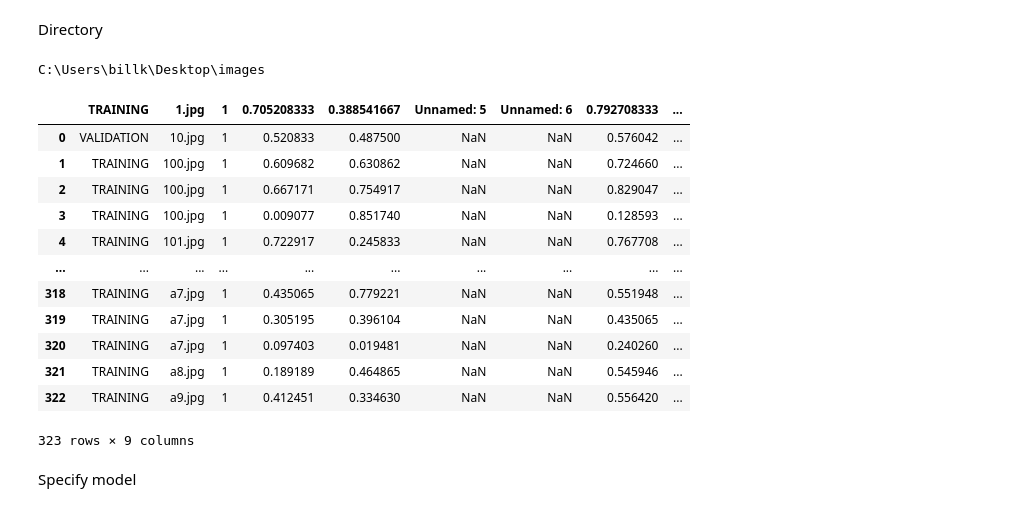
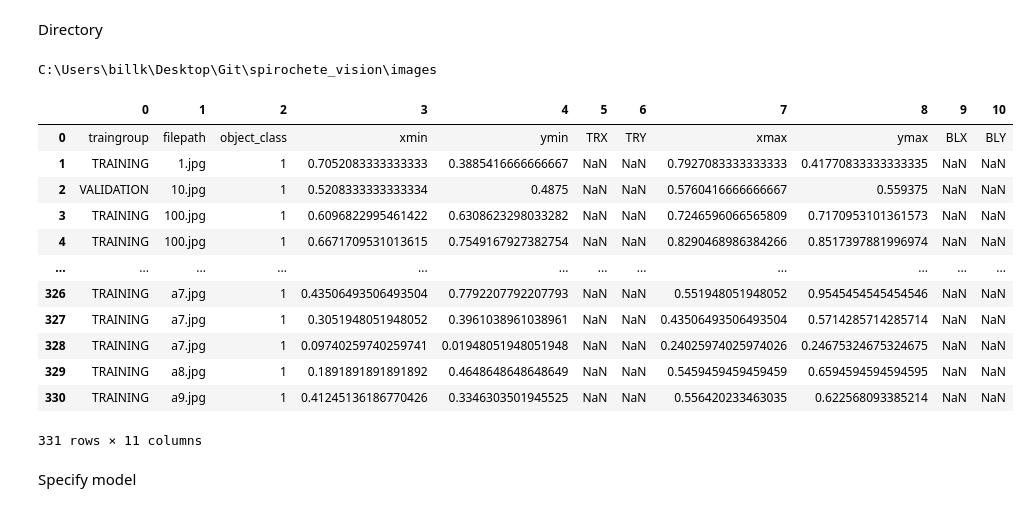
Before and after one commit to spirocount/spirocount_model, a Jupyter notebook: 4_TF-lite-model-maker.ipynb, the cells around one changed output. Drawn from its saved outputs; the diff is of its cells as text; code cells hidden in the pictures.

```diff
--- a/4_TF-lite-model-maker.ipynb
+++ b/4_TF-lite-model-maker.ipynb
@@ -18,26 +18,26 @@ logging.set_verbosity(logging.ERROR)
 # %% [markdown]
 Directory
 # %%
-os.chdir(r'C:\Users\billk\Desktop\images')
+os.chdir(os.getcwd()+'/images')
 print(os.getcwd())
 # %% [output]
-C:\Users\billk\Desktop\images
+C:\Users\billk\Desktop\Git\spirochete_vision\images
 # %%
-pd.read_csv('data.csv')
+pd.read_csv('data.csv', header=None)
 # %% [output]
-|  | TRAINING | 1.jpg | 1 | 0.705208333 | 0.388541667 | Unnamed: 5 | Unnamed: 6 | 0.792708333 | ... |
-| 0 | VALIDATION | 10.jpg | 1 | 0.520833 | 0.487500 | NaN | NaN | 0.576042 | ... |
-| 1 | TRAINING | 100.jpg | 1 | 0.609682 | 0.630862 | NaN | NaN | 0.724660 | ... |
-| 2 | TRAINING | 100.jpg | 1 | 0.667171 | 0.754917 | NaN | NaN | 0.829047 | ... |
-| 3 | TRAINING | 100.jpg | 1 | 0.009077 | 0.851740 | NaN | NaN | 0.128593 | ... |
-| 4 | TRAINING | 101.jpg | 1 | 0.722917 | 0.245833 | NaN | NaN | 0.767708 | ... |
-| ... | ... | ... | ... | ... | ... | ... | ... | ... | ... |
-| 318 | TRAINING | a7.jpg | 1 | 0.435065 | 0.779221 | NaN | NaN | 0.551948 | ... |
-| 319 | TRAINING | a7.jpg | 1 | 0.305195 | 0.396104 | NaN | NaN | 0.435065 | ... |
-| 320 | TRAINING | a7.jpg | 1 | 0.097403 | 0.019481 | NaN | NaN | 0.240260 | ... |
-| 321 | TRAINING | a8.jpg | 1 | 0.189189 | 0.464865 | NaN | NaN | 0.545946 | ... |
-| 322 | TRAINING | a9.jpg | 1 | 0.412451 | 0.334630 | NaN | NaN | 0.556420 | ... |
+|  | 0 | 1 | 2 | 3 | 4 | 5 | 6 | 7 | 8 | 9 | 10 |
+| 0 | traingroup | filepath | object_class | xmin | ymin | TRX | TRY | xmax | ymax | BLX | BLY |
+| 1 | TRAINING | 1.jpg | 1 | 0.7052083333333333 | 0.3885416666666667 | NaN | NaN | 0.7927083333333333 | 0.41770833333333335 | NaN | NaN |
+| 2 | VALIDATION | 10.jpg | 1 | 0.5208333333333334 | 0.4875 | NaN | NaN | 0.5760416666666667 | 0.559375 | NaN | NaN |
+| 3 | TRAINING | 100.jpg | 1 | 0.6096822995461422 | 0.6308623298033282 | NaN | NaN | 0.7246596066565809 | 0.7170953101361573 | NaN | NaN |
+| 4 | TRAINING | 100.jpg | 1 | 0.6671709531013615 | 0.7549167927382754 | NaN | NaN | 0.8290468986384266 | 0.8517397881996974 | NaN | NaN |
+| ... | ... | ... | ... | ... | ... | ... | ... | ... | ... | ... | ... |
+| 326 | TRAINING | a7.jpg | 1 | 0.43506493506493504 | 0.7792207792207793 | NaN | NaN | 0.551948051948052 | 0.9545454545454546 | NaN | NaN |
+| 327 | TRAINING | a7.jpg | 1 | 0.3051948051948052 | 0.3961038961038961 | NaN | NaN | 0.43506493506493504 | 0.5714285714285714 | NaN | NaN |
+| 328 | TRAINING | a7.jpg | 1 | 0.09740259740259741 | 0.01948051948051948 | NaN | NaN | 0.24025974025974026 | 0.24675324675324675 | NaN | NaN |
+| 329 | TRAINING | a8.jpg | 1 | 0.1891891891891892 | 0.4648648648648649 | NaN | NaN | 0.5459459459459459 | 0.6594594594594595 | NaN | NaN |
+| 330 | TRAINING | a9.jpg | 1 | 0.41245136186770426 | 0.3346303501945525 | NaN | NaN | 0.556420233463035 | 0.622568093385214 | NaN | NaN |
-323 rows × 9 columns
+331 rows × 11 columns
 # %% [markdown]
 Specify model
 # %%
```
Also changed, not shown: parts of 3 cells of this notebook, 10 other files.
